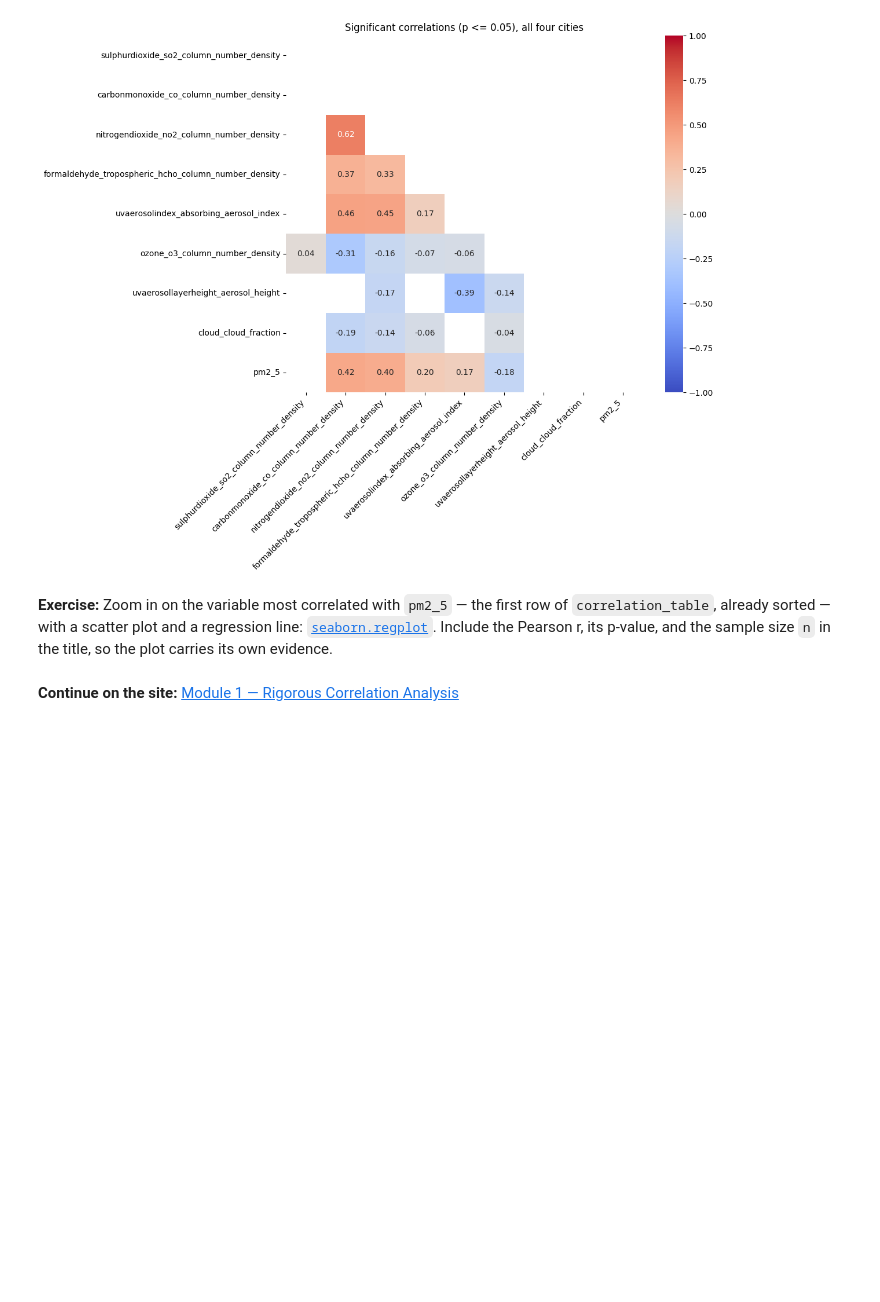
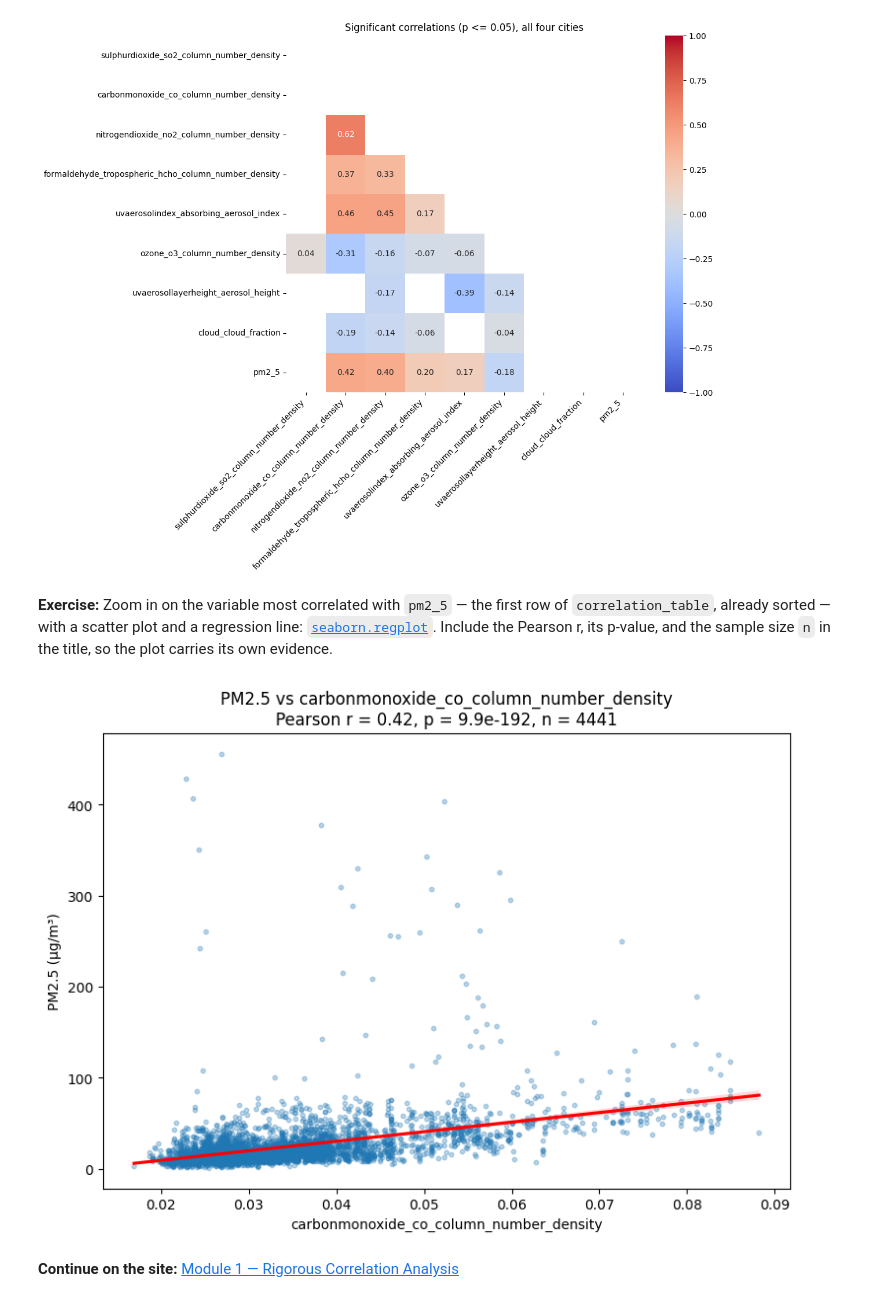
Before and after one commit to maxencecollin/air-quality, a Jupyter notebook: notebooks/session3/01_correlation_analysis.ipynb, the cells around one changed output. Saved outputs shown, nothing was run; the diff lists cells and outputs as text; code cells hidden in the pictures; blank space fills up the shorter version.

Commit message:
feat(notebook): add regression plot for most correlated variable

```diff
--- a/notebooks/session3/01_correlation_analysis.ipynb
+++ b/notebooks/session3/01_correlation_analysis.ipynb
@@ -183,5 +183,24 @@ plt.show()
 # %%
 # TODO 6: scatter plot + regression line for the most correlated variable, with its
 # statistics in the title
+top_col = correlation_table.index[0]
+top_stats = correlation_table.loc[top_col]
+pair = df.dropna(subset=[top_col, "pm2_5"])
+
+fig, ax = plt.subplots(figsize=(9, 6))
+sns.regplot(
+    data=pair, x=top_col, y="pm2_5", ax=ax,
+    scatter_kws={"alpha": 0.3, "s": 10}, line_kws={"color": "red"},
+)
+ax.set_xlabel(top_col)
+ax.set_ylabel("PM2.5 (µg/m³)")
+ax.set_title(
+    f"PM2.5 vs {top_col}\n"
+    f"Pearson r = {top_stats['pearson_r']:.2f}, p = {top_stats['pearson_p']:.1e}, "
+    f"n = {int(top_stats['n'])}"
+)
+plt.show()
+# %% [output]
+[figure, added]
 # %% [markdown]
 **Continue on the site:** [Module 1 — Rigorous Correlation Analysis](https://hub.imt-atlantique.fr/datascience-toolkit/session3/practical_1/)
```
